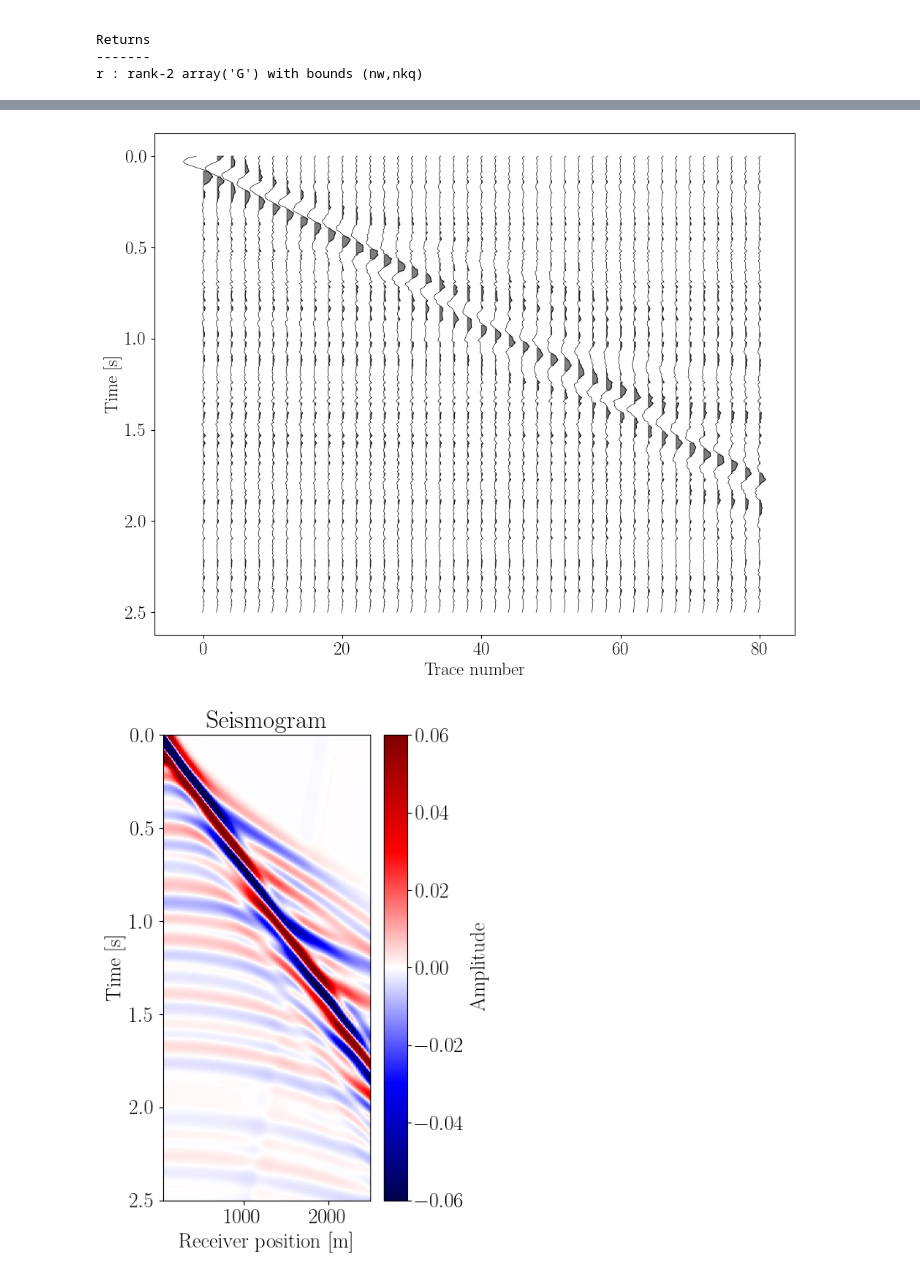
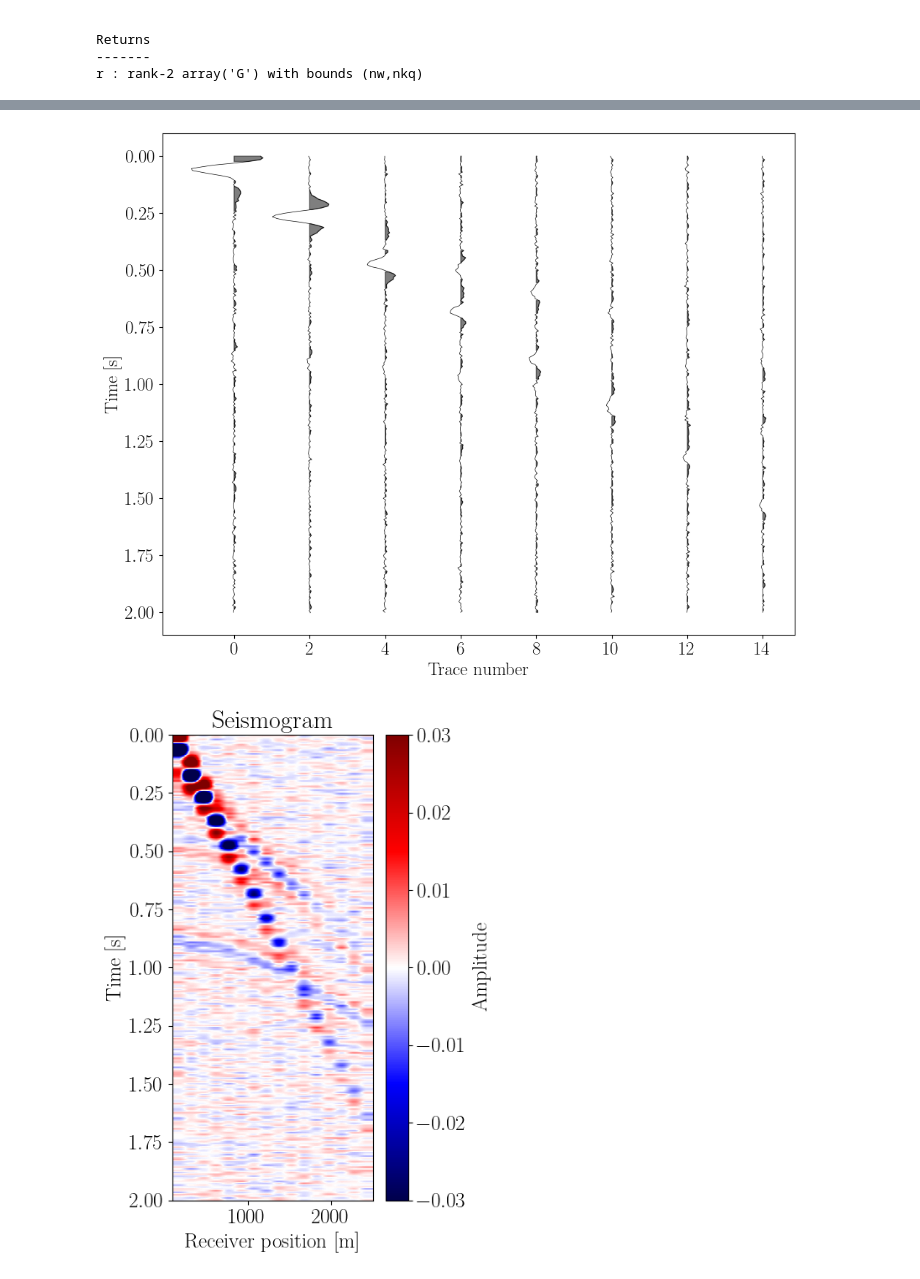
Before and after one commit to pmarchne/reflectivity-acoustic, a Jupyter notebook: notebooks/L2_cost.ipynb, the cells around one changed output, grey strips where cells are left out. Saved outputs shown, nothing was run; the diff lists cells and outputs as text; code cells hidden in the pictures.

```diff
--- a/notebooks/L2_cost.ipynb
+++ b/notebooks/L2_cost.ipynb
@@ -31,17 +31,18 @@ Returns
 -------
 r : rank-2 array('G') with bounds (nw,nkq)
 # %%
-vps = np.array([1500., 2800., 3800., 2300., 6500.])
-vp_ref = np.array([vps[3], vps[4]])
+vps = np.array([1500., 2800., 3800., 2300., 5500.])
+vp_ref = np.array([vps[2], vps[3]])
+#vp_ref = np.array([vps[3], vps[4]])
 hs = np.array([150.0, 250.0, 380.0, 460.0, 600.0])
 rhos = np.array([2000.0, 2000.0, 2000.0, 2000.0, 2000.0])
 layers = create_layers(hs, vps, rhos)
 print(layers)
 
 # configuration
-fs = True
-total_time = 2.5    # seconds
-f0 = 6.0            # Ricker central frequency (Hz)
+fs = False
+total_time = 2.0    # seconds
+f0 = 8.0            # Ricker central frequency (Hz)
 f_max = 8.0 * f0    # practical Ricker cutoff
 # Nyquist frequency for f_max
 dt = 1/(2.*f_max)
@@ -53,13 +54,13 @@ param = Parameters(total_time=total_time, nt=nt, f0=f0, nfft=nfft, epsilon=1.0)
 
 
 sources = [(30., 76.)]
-Nr = 81 #
-x_receivers = np.linspace(50.0, 2500.0, Nr)
+Nr = 16 #
+x_receivers = np.linspace(100.0, 2500.0, Nr)
 receivers = [(x, 76.0) for x in x_receivers]
 #print("receivers x-positions:", x_receivers)
 dx_recv = x_receivers[1] - x_receivers[0]
 acq = Acquisition(sources, receivers)
-nquad = 1024
+nquad = 64
 
 Parameters.__repr__(param)
 print(x_receivers)
@@ -86,13 +78,18 @@ plot_layered_config(layers, xrecvs=x_receivers, xs=sources, param='vp', cmap='ci
 # %%
 # generate observations
-d_obs = forward(layers, acq, param, nq_prop=nquad, free_surface=fs)
+d_obs = forward(layers, acq, param, nq_prop=nquad, free_surface=fs, timing=True)
 nobs = d_obs.shape[1]
 Nt = len(param.time)
-std_noise = 0.01
-ampli = np.max(np.abs(d_obs[0, :, :]))
+ampli = np.max(np.abs(d_obs))
+noise_level = 0.02 #0.001  # 2% noise
+std_noise = noise_level * ampli
+
 print('max trace ampli = ', ampli)
 d_obs_noise = np.zeros(d_obs.shape)
-noise = np.random.normal(loc=0, scale=std_noise, size=Nt)
-for i in range(Nr):
-    d_obs_noise[0, i, :] = d_obs[0, i, :] + noise
+noise = np.random.normal(
+        loc=0.0,
+        scale=std_noise,
+        size=d_obs.shape
+    )
+d_obs_noise = d_obs + noise
 # %% [output]
@@ -100,10 +98,10 @@ max trace ampli =  0.28797458469653203
 # %%
 from src.plot.plot_tools import plot_wiggle_traces, plot_seismogram
 plot_wiggle_traces(d_obs_noise[0, :, :], xrecvs=x_receivers, time=param.time, trace_step=2, scale=10.)
-plot_seismogram(d_obs.T, x_receivers, param.time, vmin=-0.06, vmax=0.06, ncolors=256, figsize=(5,7))
+plot_seismogram(d_obs_noise.T, x_receivers, param.time, vmin=-0.03, vmax=0.03, ncolors=256, figsize=(5,7))
 # %% [output]
-[figure, old version]
+[figure, new version]
-[figure, old version]
+[figure, new version]
 # %%
 def l2_misfit(dcal, dobs, std_noise):
     nobs = float(dobs.shape[1])
```
Also changed, not shown: parts of 10 cells of this notebook, 19 other files.
